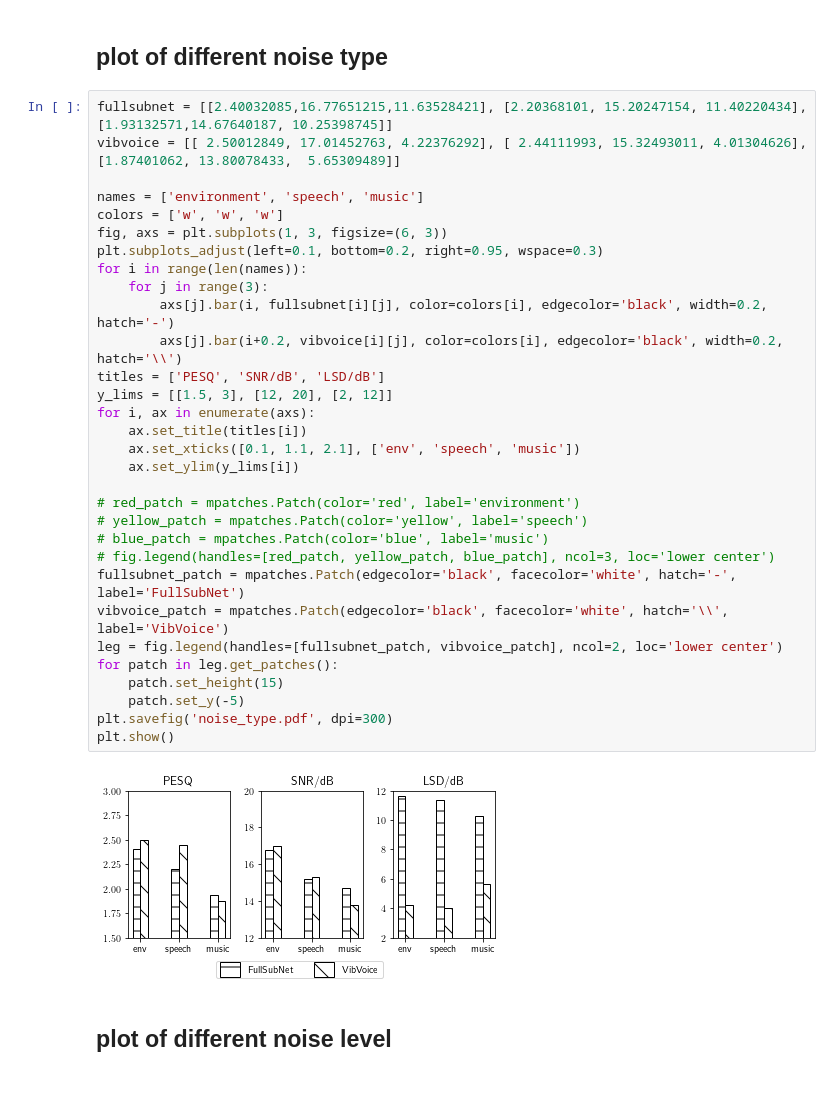
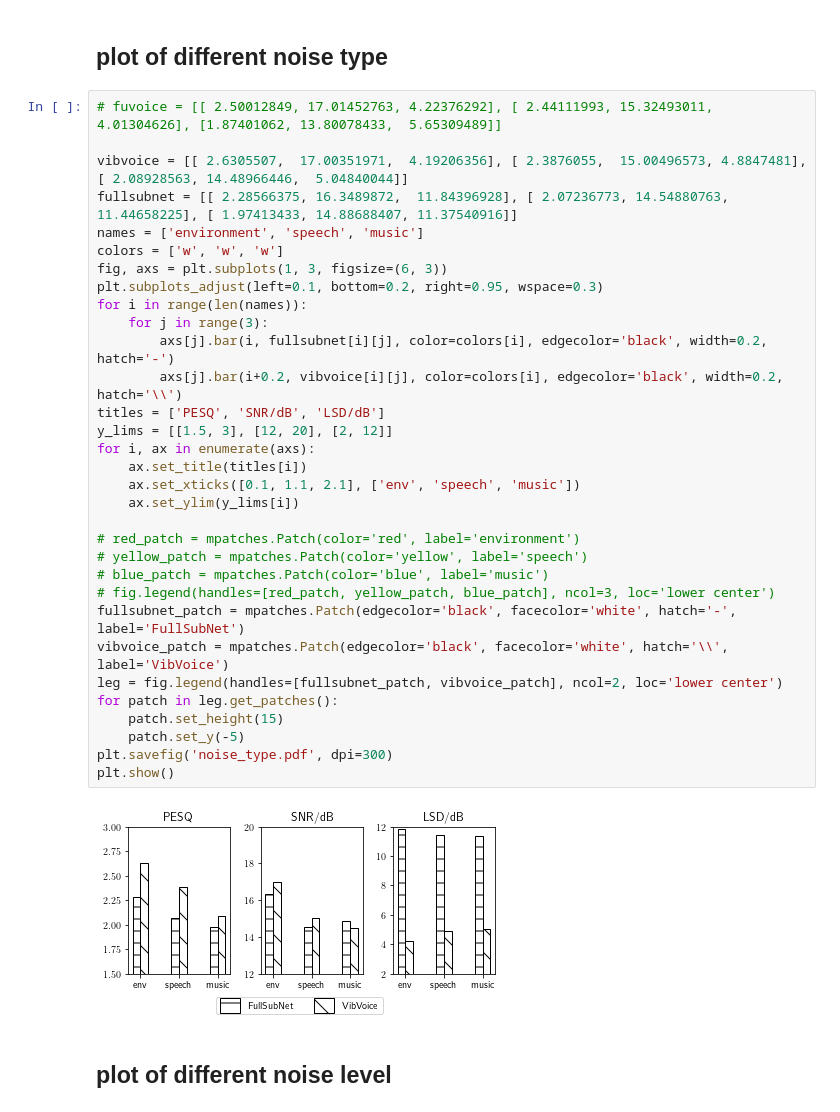
Before and after one commit to lixinghe1999/audioproject, a Jupyter notebook: DL/plot.ipynb, the cells around one changed output. Drawn from its saved outputs; the diff is of its cells as text.

Commit message:
new balance fullsubnet

```diff
--- a/DL/plot.ipynb
+++ b/DL/plot.ipynb
@@ -10,38 +10,39 @@ import os
 # %% [markdown]
 ## plot of different noise type
 # %%
-fullsubnet = [[2.40032085,16.77651215,11.63528421], [2.20368101, 15.20247154, 11.40220434], [1.93132571,14.67640187, 10.25398745]]
-vibvoice = [[ 2.50012849, 17.01452763, 4.22376292], [ 2.44111993, 15.32493011, 4.01304626], [1.87401062, 13.80078433,  5.65309489]]
+# fuvoice = [[ 2.50012849, 17.01452763, 4.22376292], [ 2.44111993, 15.32493011, 4.01304626], [1.87401062, 13.80078433,  5.65309489]]
 
+vibvoice = [[ 2.6305507,  17.00351971,  4.19206356], [ 2.3876055,  15.00496573, 4.8847481], [ 2.08928563, 14.48966446,  5.04840044]]
+fullsubnet = [[ 2.28566375, 16.3489872,  11.84396928], [ 2.07236773, 14.54880763, 11.44658225], [ 1.97413433, 14.88688407, 11.37540916]]
 names = ['environment', 'speech', 'music']
 colors = ['w', 'w', 'w']
 fig, axs = plt.subplots(1, 3, figsize=(6, 3))
 plt.subplots_adjust(left=0.1, bottom=0.2, right=0.95, wspace=0.3)
 for i in range(len(names)):
     for j in range(3):
         axs[j].bar(i, fullsubnet[i][j], color=colors[i], edgecolor='black', width=0.2, hatch='-')
         axs[j].bar(i+0.2, vibvoice[i][j], color=colors[i], edgecolor='black', width=0.2, hatch='\\')
 titles = ['PESQ', 'SNR/dB', 'LSD/dB']
 y_lims = [[1.5, 3], [12, 20], [2, 12]]
 for i, ax in enumerate(axs):
     ax.set_title(titles[i])
     ax.set_xticks([0.1, 1.1, 2.1], ['env', 'speech', 'music'])
     ax.set_ylim(y_lims[i])
 
 # red_patch = mpatches.Patch(color='red', label='environment')
 # yellow_patch = mpatches.Patch(color='yellow', label='speech')
 # blue_patch = mpatches.Patch(color='blue', label='music')
 # fig.legend(handles=[red_patch, yellow_patch, blue_patch], ncol=3, loc='lower center')
 fullsubnet_patch = mpatches.Patch(edgecolor='black', facecolor='white', hatch='-', label='FullSubNet')
 vibvoice_patch = mpatches.Patch(edgecolor='black', facecolor='white', hatch='\\', label='VibVoice')
 leg = fig.legend(handles=[fullsubnet_patch, vibvoice_patch], ncol=2, loc='lower center')
 for patch in leg.get_patches():
     patch.set_height(15)
     patch.set_y(-5)
 plt.savefig('noise_type.pdf', dpi=300)
 plt.show()
 # %% [output]
-[figure, old version]
+[figure, new version]
 # %% [markdown]
 ## plot of different noise level
 # %%
```
Also changed, not shown: parts of 1 cell of this notebook, 1 other file.
